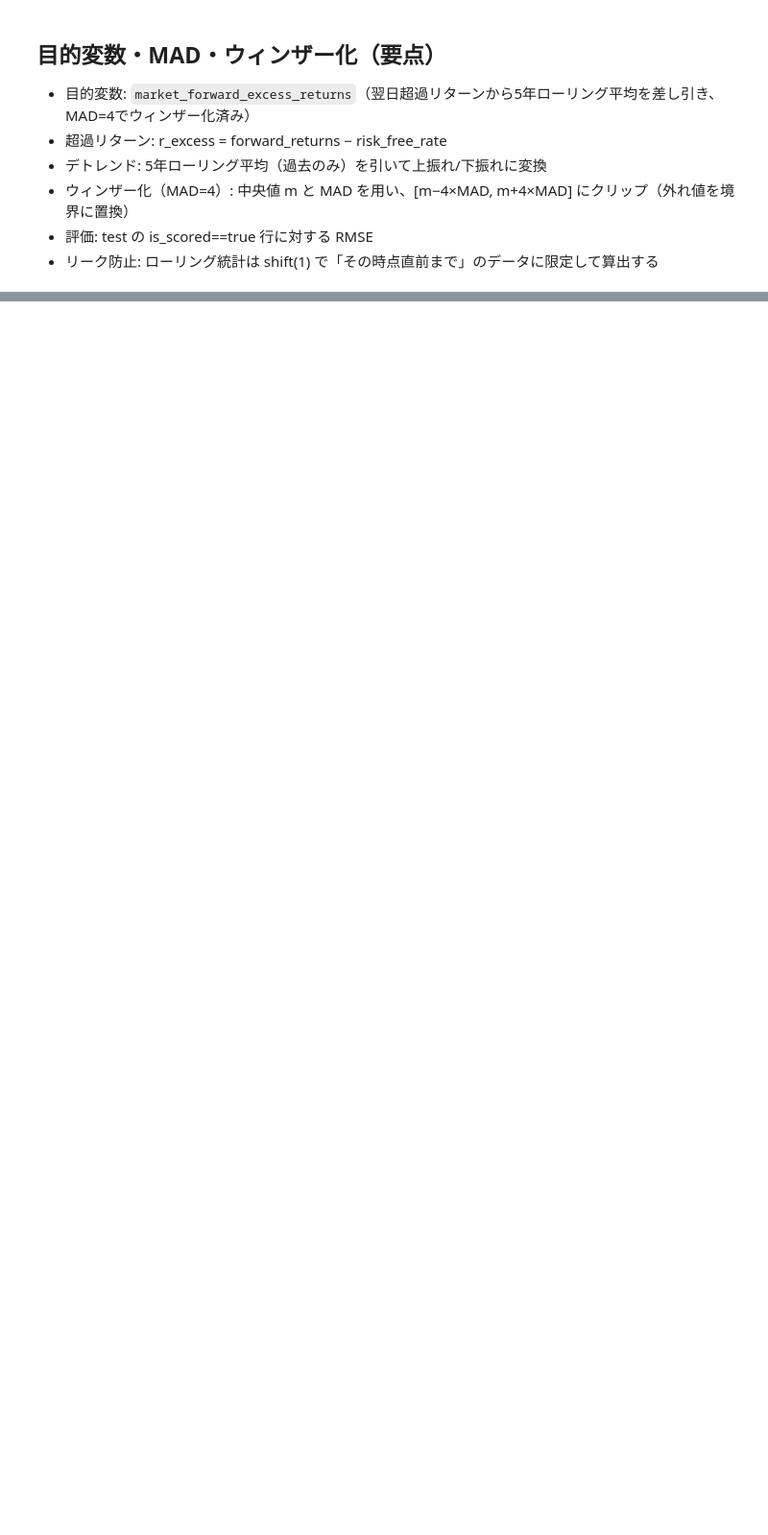
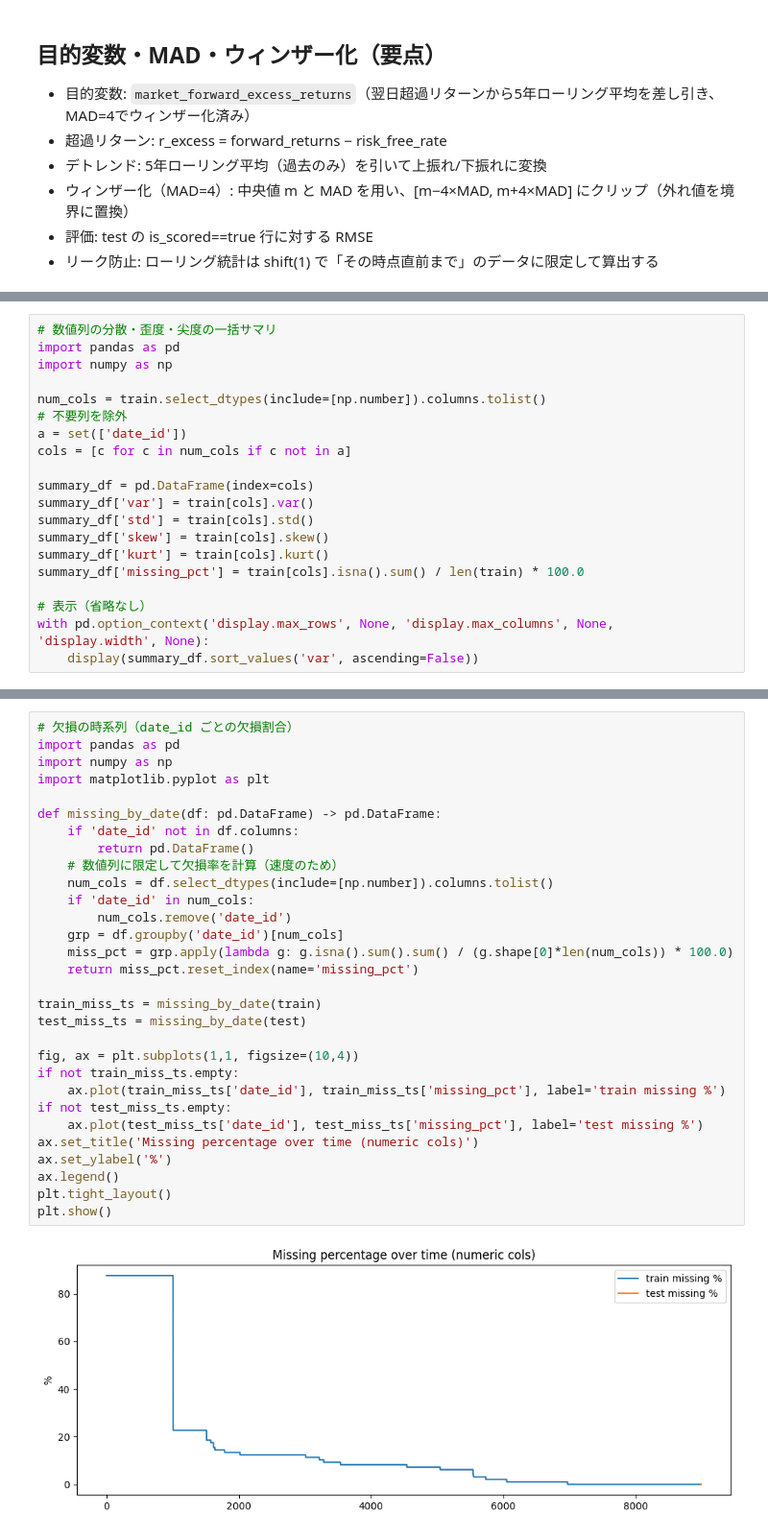
Before and after one commit to syunyafukuda/Hull-Tactical---Market-Prediction, a Jupyter notebook: notebooks/eda.ipynb, the cells around one changed output, grey strips where cells are left out. Shown at 96% size. Drawn from its saved outputs; the diff is of its cells as text; blank space fills up the shorter version.

```diff
--- a/notebooks/eda.ipynb
+++ b/notebooks/eda.ipynb
@@ -160,0 +504,20 @@ else:
+# %%
+# 数値列の分散・歪度・尖度の一括サマリ
+import pandas as pd
+import numpy as np
+
+num_cols = train.select_dtypes(include=[np.number]).columns.tolist()
+# 不要列を除外
+a = set(['date_id'])
+cols = [c for c in num_cols if c not in a]
+
+summary_df = pd.DataFrame(index=cols)
+summary_df['var'] = train[cols].var()
+summary_df['std'] = train[cols].std()
+summary_df['skew'] = train[cols].skew()
+summary_df['kurt'] = train[cols].kurt()
+summary_df['missing_pct'] = train[cols].isna().sum() / len(train) * 100.0
+
+# 表示（省略なし）
+with pd.option_context('display.max_rows', None, 'display.max_columns', None, 'display.width', None):
+    display(summary_df.sort_values('var', ascending=False))
@@ -160,0 +653,32 @@ else:
+# %%
+# 欠損の時系列（date_id ごとの欠損割合）
+import pandas as pd
+import numpy as np
+import matplotlib.pyplot as plt
+
+def missing_by_date(df: pd.DataFrame) -> pd.DataFrame:
+    if 'date_id' not in df.columns:
+        return pd.DataFrame()
+    # 数値列に限定して欠損率を計算（速度のため）
+    num_cols = df.select_dtypes(include=[np.number]).columns.tolist()
+    if 'date_id' in num_cols:
+        num_cols.remove('date_id')
+    grp = df.groupby('date_id')[num_cols]
+    miss_pct = grp.apply(lambda g: g.isna().sum().sum() / (g.shape[0]*len(num_cols)) * 100.0)
+    return miss_pct.reset_index(name='missing_pct')
+
+train_miss_ts = missing_by_date(train)
+test_miss_ts = missing_by_date(test)
+
+fig, ax = plt.subplots(1,1, figsize=(10,4))
+if not train_miss_ts.empty:
+    ax.plot(train_miss_ts['date_id'], train_miss_ts['missing_pct'], label='train missing %')
+if not test_miss_ts.empty:
+    ax.plot(test_miss_ts['date_id'], test_miss_ts['missing_pct'], label='test missing %')
+ax.set_title('Missing percentage over time (numeric cols)')
+ax.set_ylabel('%')
+ax.legend()
+plt.tight_layout()
+plt.show()
+# %% [output]
+[figure, added]
```
Also changed, not shown: parts of 25 cells of this notebook, 1 other file.
